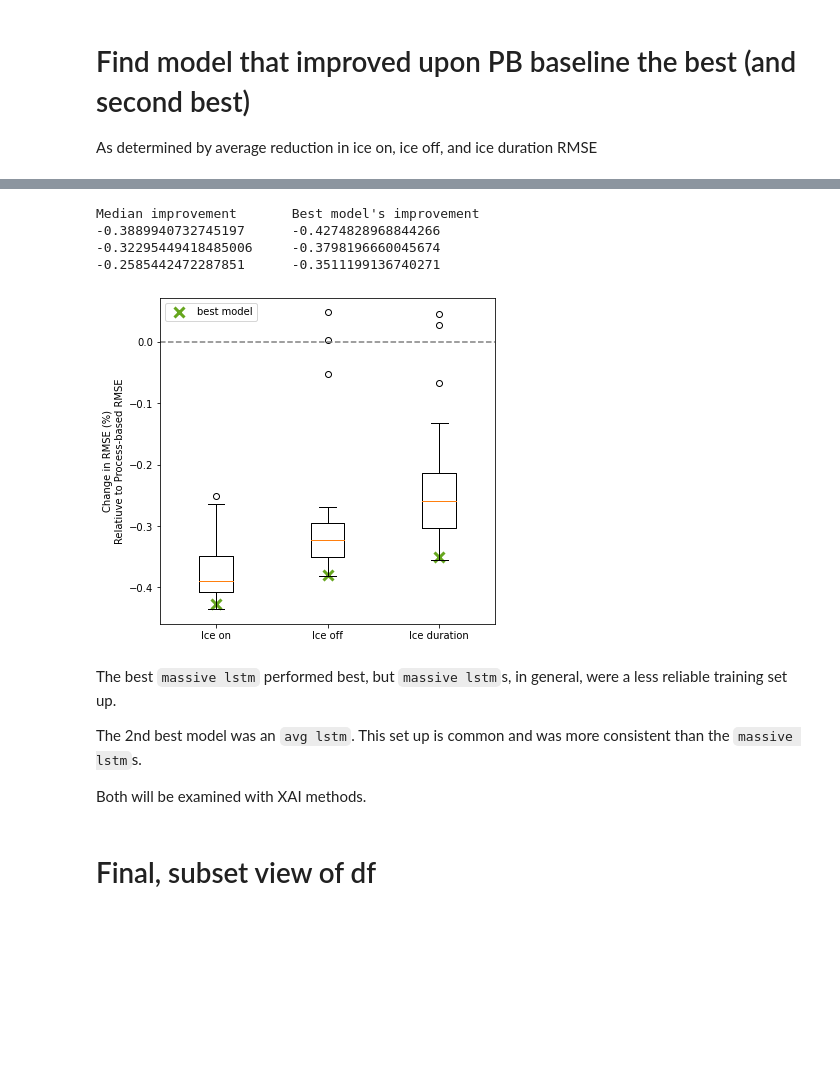
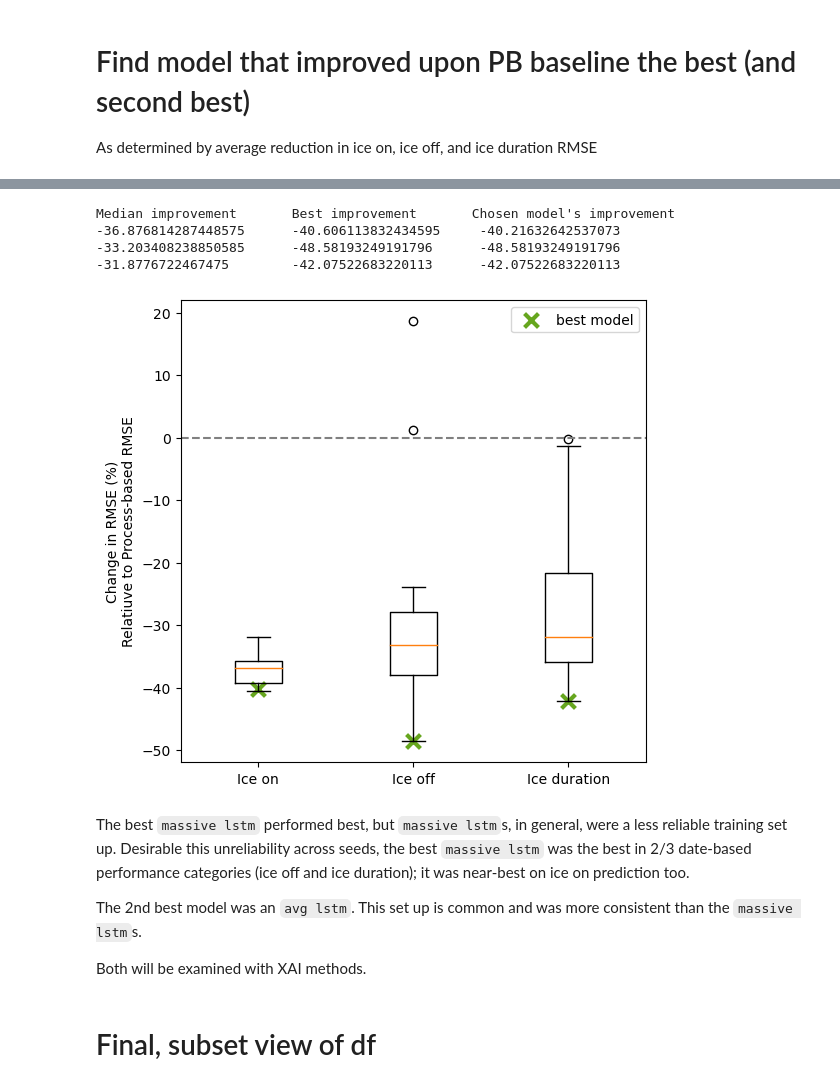
Before and after one commit to jdiaz4302/lake_ice_prediction, a Jupyter notebook: 03_eval/src/A_EvaluationMetrics.ipynb, the cells around one changed output, grey strips where cells are left out. Cells and saved outputs as stored; diff of their text form; code cells hidden in the pictures; blank space fills up the shorter version.

```diff
--- a/03_eval/src/A_EvaluationMetrics.ipynb
+++ b/03_eval/src/A_EvaluationMetrics.ipynb
@@ -15,6 +15,11 @@ train_out_dir = '../../02_train/out/'
 # data, primarily for the ice flags
 train_data_fpath = process_out_dir + 'train_data.npz'
 valid_data_fpath = process_out_dir + 'valid_data.npz'
+# %%
+extended_dir = '/caldera/projects/usgs/water/iidd/datasci/lake-temp/lake_ice_prediction/'
+
+train_data_fpath = extended_dir + train_data_fpath
+valid_data_fpath = extended_dir + valid_data_fpath
 # %% [markdown]
 ### Values
 # %%
@@ -366,9 +397,13 @@ eval_df['ice_on_rmse'] = ice_on_rmse
 # %%
 # calculate all errors: obs - pred
 all_pred_ice_off_error = np.zeros([n_compare, valid_n])
+all_pred_ice_off_error[:] = np.nan
 
 for i in range(n_compare):
-    all_pred_ice_off_error[i] = calc_date_errors(all_pred_ice_off[i], obs_ice_off)
+    if remove_PB and i in bad_remove_PB_indices:
+        continue
+    else:
+        all_pred_ice_off_error[i] = calc_date_errors(all_pred_ice_off[i], obs_ice_off)
 
 # PB flag
 flag_ice_off_error = calc_date_errors(flag_ice_off, obs_ice_off)
@@ -420,16 +458,19 @@ ice_dur_avg_error = []
 ice_dur_rmse = []
 
 for i in range(n_compare):
+    if remove_PB and i in bad_remove_PB_indices:
+        ice_dur_avg_error.append(np.nan)
+        ice_dur_rmse.append(np.nan)
+    else:
+        obs_dur = calc_ice_duration(obs_ice_off, obs_ice_on)
+        pred_dur = calc_ice_duration(all_pred_ice_off[i], all_pred_ice_on[i])
 
-    obs_dur = calc_ice_duration(obs_ice_off, obs_ice_on)
-    pred_dur = calc_ice_duration(all_pred_ice_off[i], all_pred_ice_on[i])
+        # error
+        pred_error_dur = obs_dur - pred_dur
 
-    # error
-    pred_error_dur = obs_dur - pred_dur
-
-    # average error and rmse
-    ice_dur_avg_error.append(np.mean(pred_error_dur))
-    ice_dur_rmse.append(calc_rmse(pred_error_dur))
+        # average error and rmse
+        ice_dur_avg_error.append(np.mean(pred_error_dur))
+        ice_dur_rmse.append(calc_rmse(pred_error_dur))
 
 # PB ice flag
 flag_dur = calc_ice_duration(flag_ice_off, flag_ice_on)
@@ -505,7 +546,7 @@ avg_rmse_change_df['large lstm'] = eval_df[eval_df['name'] == 'large lstm']['avg
 avg_rmse_change_df['massive lstm'] = eval_df[eval_df['name'] == 'massive lstm']['avg_rmse_change'].astype(float).values
 avg_rmse_change_df['avg transformer'] = eval_df[eval_df['name'] == 'avg transformer']['avg_rmse_change'].astype(float).values
 avg_rmse_change_df['large transformer'] = eval_df[eval_df['name'] == 'large transformer']['avg_rmse_change'].astype(float).values
-
+avg_rmse_change_df = 100*avg_rmse_change_df
 
 # Start plotting
 plt.figure(figsize = (6, 6))
@@ -527,11 +568,11 @@ for i in range(n_compare):
     if cur_name != last_name:
         count += 1
         last_name = eval_df['name'][i]
-    plt.scatter(count, eval_df['avg_rmse_change'][i], color = color_dict[eval_df['name'][i]])
+    plt.scatter(count, eval_df['avg_rmse_change'][i]*100, color = color_dict[eval_df['name'][i]])
 
 # extra formatting
 plt.ylabel('Change in RMSE (%)\nRelative to Process-Based RMSE')
 plt.title('Average Change in Date-based Performance:\nIce on, Ice off, Ice Duration')
 plt.xticks(range(1,6), focal_models, rotation = 45)
-plt.savefig('../../overall_model_comparison.PNG', dpi = 300, bbox_inches = 'tight')
+#plt.savefig('../../overall_model_comparison.PNG', dpi = 300, bbox_inches = 'tight')
 # %% [output]
@@ -539,31 +590,34 @@ plt.savefig('../../overall_model_comparison.PNG', dpi = 300, bbox_inches = 'tigh
 # %%
-per_date_based_improvement = (rmse_df.iloc[:-1].values - rmse_pb.values) / rmse_pb.values
+# subsetting keeps NAs
+per_date_based_improvement = 100*((rmse_df.iloc[:-1].values - rmse_pb.values) / rmse_pb.values)
 titles = ['Ice on', 'Ice off', 'Ice duration']
 
 plt.figure(figsize = (6, 6))
 
-plt_objects = plt.boxplot(per_date_based_improvement)
+# remove NAs before boxplotting, ASSUMES: NA are consistent across columns. Plot will fail if this assumption fails.
+plt_objects = plt.boxplot(per_date_based_improvement[~np.isnan(per_date_based_improvement[:, 0])])
 plt.axhline(0, color = 'gray', linestyle = '--')
 plt.scatter(range(1, len(titles)+1), per_date_based_improvement[best_i],
             color = color_dict[eval_df['name'][best_i]], marker = 'x',
             s = 100, label = 'best model', linewidth = 3)
 plt.legend()
 plt.ylabel('Change in RMSE (%)\nRelatiuve to Process-based RMSE')
 
-print("\nMedian improvement\t Best model's improvement")
+print("\nMedian improvement\t Best improvement\tChosen model's improvement")
 for i in range(len(plt_objects['medians'])):
     print(plt_objects['medians'][i].get_xydata()[0, 1], '\t',
+          np.nanmin(per_date_based_improvement[:, i]), '\t',
           per_date_based_improvement[best_i, i])
 
 plt.xticks(range(1, len(titles)+1), titles);
 # %% [output]
-Median improvement       Best model's improvement
--0.3889940732745197      -0.4274828968844266
--0.32295449418485006     -0.3798196660045674
--0.2585442472287851      -0.3511199136740271
+Median improvement       Best improvement       Chosen model's improvement
+-36.876814287448575      -40.606113832434595     -40.21632642537073
+-33.203408238850585      -48.58193249191796      -48.58193249191796
+-31.8776722467475        -42.07522683220113      -42.07522683220113
-[figure, old version]
+[figure, new version]
 # %% [markdown]
-The best `massive lstm` performed best, but `massive lstm`s, in general, were a less reliable training set up.
+The best `massive lstm` performed best, but `massive lstm`s, in general, were a less reliable training set up. Desirable this unreliability across seeds, the best `massive lstm` was the best in 2/3 date-based performance categories (ice off and ice duration); it was near-best on ice on prediction too.
 
 The 2nd best model was an `avg lstm`. This set up is common and was more consistent than the `massive lstm`s.
 
```
Also changed, not shown: parts of 19 cells of this notebook, 1 other file.
